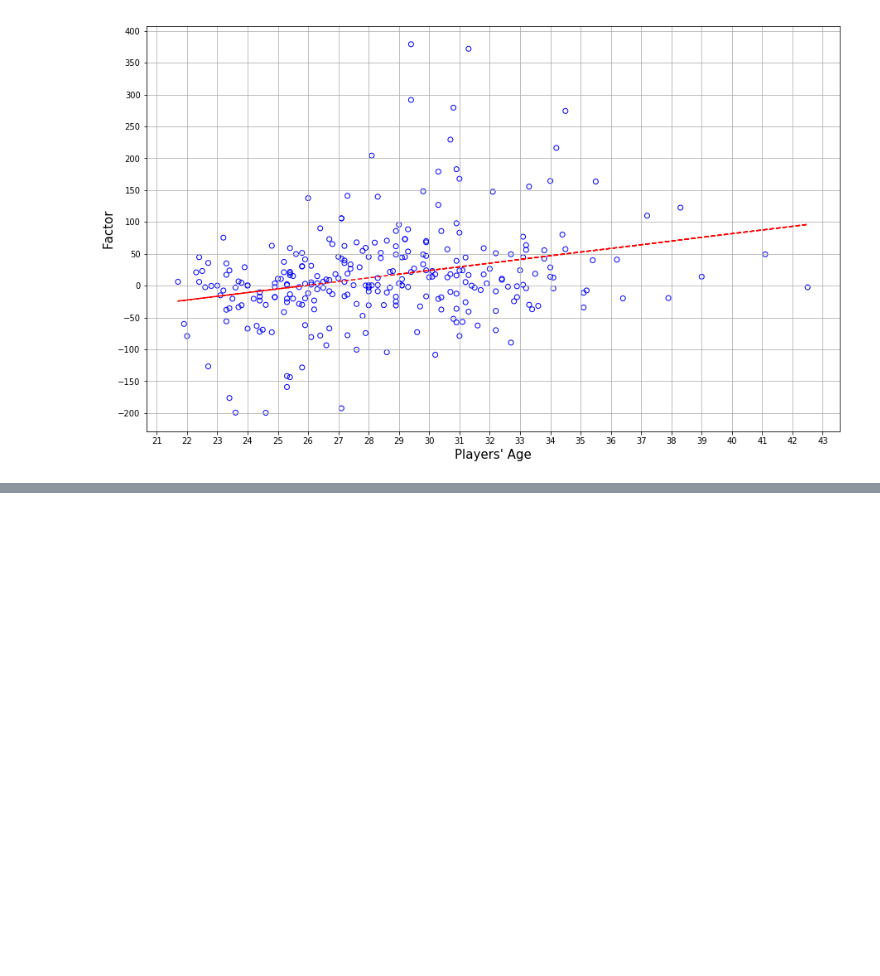
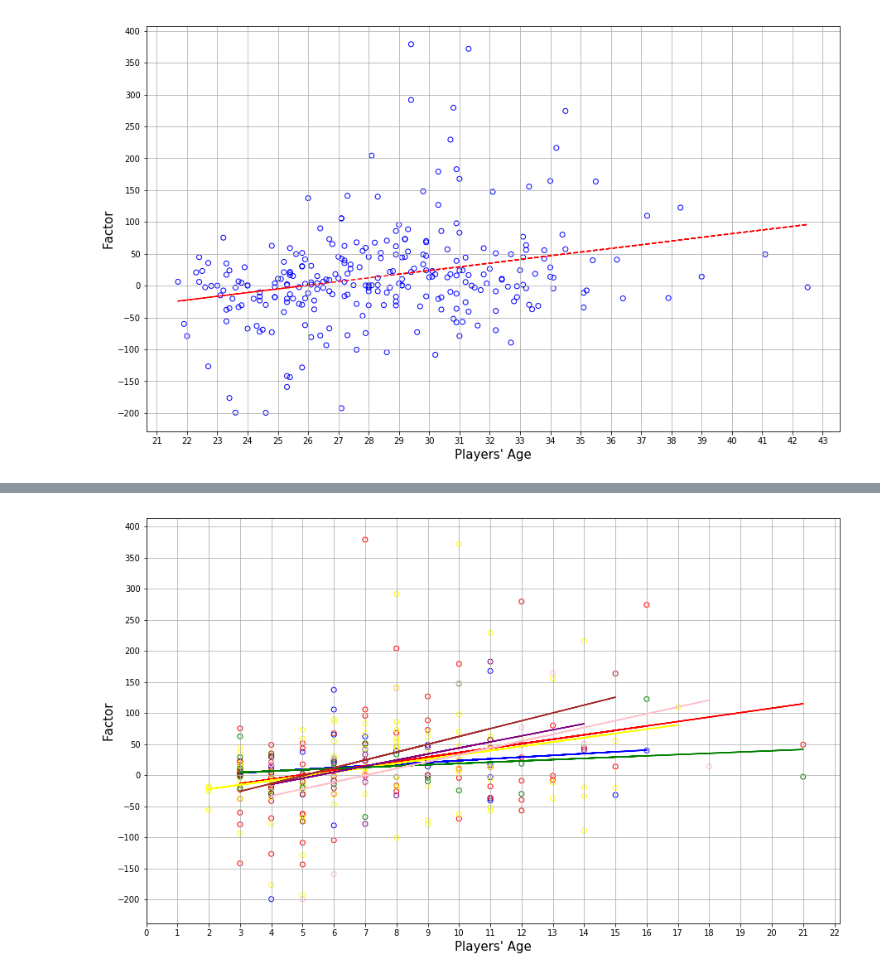
Before and after one commit to Fernandarangel23/Project-1---The-Jordans, a Jupyter notebook: NBA_Analysis.ipynb, the cells around one changed output, grey strips where cells are left out. Cells and saved outputs as stored; diff of their text form; code cells hidden in the pictures; blank space fills up the shorter version.

```diff
--- a/NBA_Analysis.ipynb
+++ b/NBA_Analysis.ipynb
@@ -145,0 +171,80 @@ plt.show()
+# %%
+c = df.loc[df["Position"] == "C"]
+f = df.loc[df["Position"] == "F"]
+g = df.loc[df["Position"] == "G"]
+gf = df.loc[df["Position"] == "G-F"]
+fc = df.loc[df["Position"] == "F-C"]
+cf = df.loc[df["Position"] == "C-F"]
+fg = df.loc[df["Position"] == "F-G"]
+
+x_axis = np.arange(0, 23)
+y_axis = np.arange(-200, 450, 50)
+
+x1 = c["Years Pro"]
+y1 = c["Factor"]
+x2 = f["Years Pro"]
+y2 = f["Factor"]
+x3 = g["Years Pro"]
+y3 = g["Factor"]
+x4 = gf["Years Pro"]
+y4 = gf["Factor"]
+x5 = fc["Years Pro"]
+y5 = fc["Factor"]
+x6 = cf["Years Pro"]
+y6 = cf["Factor"]
+x7 = fg["Years Pro"]
+y7 = fg["Factor"]
+
+plt.scatter(x1, y1, facecolors = "none", edgecolors = "blue")
+fig4 = plt.gcf()
+z1 = np.polyfit(x1, y1, 1)
+p1 = np.poly1d(z1)
+plt.plot(x1,p1(x1),"b-")
+
+ax2 = fig4.add_subplot(111)
+ax2.scatter(x2, y2, facecolors = "none", edgecolors = "red")
+z2 = np.polyfit(x2, y2, 1)
+p2 = np.poly1d(z2)
+plt.plot(x2,p2(x2),"r-")
+
+ax3 = fig4.add_subplot(111)
+ax3.scatter(x3, y3, facecolors = "none", edgecolors = "yellow")
+z3 = np.polyfit(x3, y3, 1)
+p3 = np.poly1d(z3)
+plt.plot(x3,p3(x3),"-", color = "yellow")
+
+ax4 = fig4.add_subplot(111)
+ax4.scatter(x4, y4, facecolors = "none", edgecolors = "green")
+z4 = np.polyfit(x4, y4, 1)
+p4 = np.poly1d(z4)
+plt.plot(x4,p4(x4),"g-")
+
+ax5 = fig4.add_subplot(111)
+ax5.scatter(x5, y5, facecolors = "none", edgecolors = "purple")
+z5 = np.polyfit(x5, y5, 1)
+p5 = np.poly1d(z5)
+plt.plot(x5,p5(x5),"-", color = "purple")
+
+ax6 = fig4.add_subplot(111)
+ax6.scatter(x6, y6, facecolors = "none", edgecolors = "pink")
+z6 = np.polyfit(x6, y6, 1)
+p6 = np.poly1d(z6)
+plt.plot(x6,p6(x6),"-", color = "pink")
+
+ax7 = fig4.add_subplot(111)
+ax7.scatter(x7, y7, facecolors = "none", edgecolors = "brown")
+z7 = np.polyfit(x7, y7, 1)
+p7 = np.poly1d(z7)
+plt.plot(x7,p7(x7),"-", color = "brown")
+
+plt.xticks(x_axis)
+plt.yticks(y_axis)
+plt.xlabel("Players' Age", fontsize = 15)
+plt.ylabel("Factor", fontsize = 15)
+
+fig4.set_size_inches(15, 9)
+positions = ["C", "F", "G"]
+plt.grid()
+plt.show()
+# %% [output]
+[figure, added]
```
Also changed, not shown: parts of 2 cells of this notebook.
